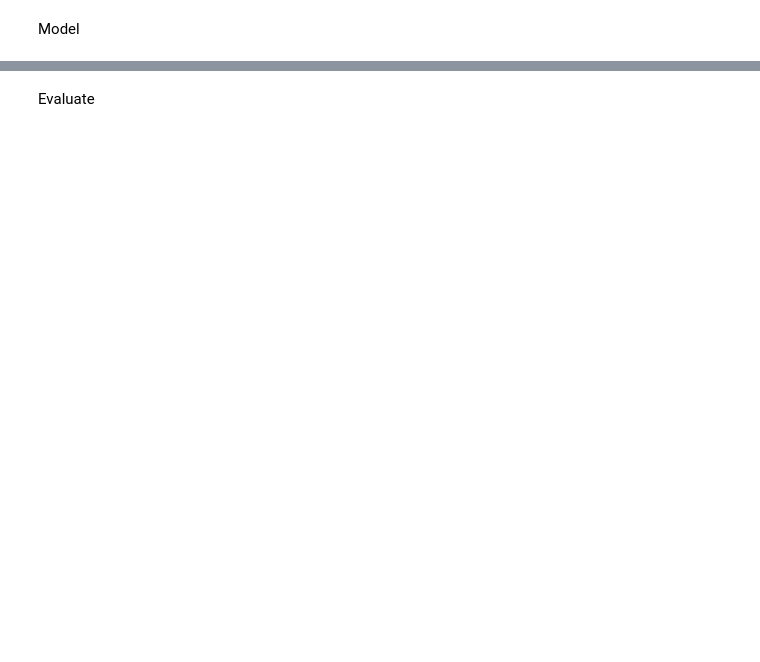
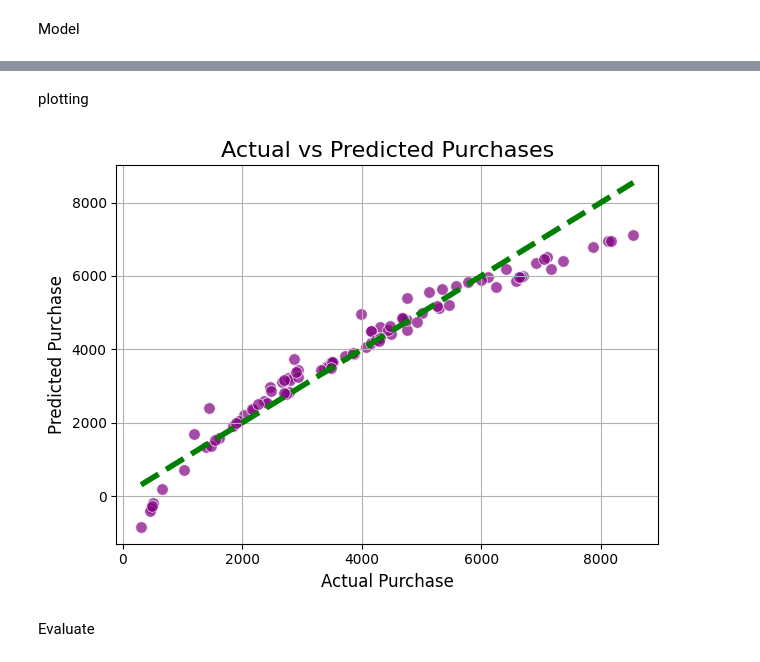
Before and after one commit to hrbayezid/Predicting-purchases-using-api-data, a Jupyter notebook: purchase-prediction.ipynb, the cells around one changed output, grey strips where cells are left out. Cells and saved outputs as stored; diff of their text form; code cells hidden in the pictures; blank space fills up the shorter version.

```diff
--- a/purchase-prediction.ipynb
+++ b/purchase-prediction.ipynb
@@ -141,7 +182,7 @@ Best R² Score on CV: 0.9157571396217558
 Model
 # %%
 
-enet = ElasticNet(alpha= 0.1, l1_ratio= 0.7,  random_state=20, selection= 'random')
+enet = ElasticNet(alpha= 0.1, l1_ratio= 0.9,  random_state=41, selection= 'random')
 enet.fit(x_train,y_train)
 
 y_train_pred = enet.predict(x_train )
@@ -149,3 +200,18 @@ y_test_pred = enet.predict(x_test)
+# %% [markdown]
+plotting
+# %%
+sns.scatterplot(x= y_test , y =y_test_pred ,c="purple",s=70,alpha =.7)
+plt.plot([y_test.min(),y_test.max()],[y_test.min(),y_test.max()],c="g",linestyle = "--",linewidth = 4)
+
+plt.title("Actual vs Predicted Purchases", fontsize=16)
+plt.xlabel("Actual Purchase", fontsize=12)
+plt.ylabel("Predicted Purchase", fontsize=12)
+plt.grid(True)
+plt.tight_layout()
+plt.show()
+plt.show()
+# %% [output]
+[figure, added]
 # %% [markdown]
 Evaluate
 # %%
```
Also changed, not shown: parts of 10 cells of this notebook.
